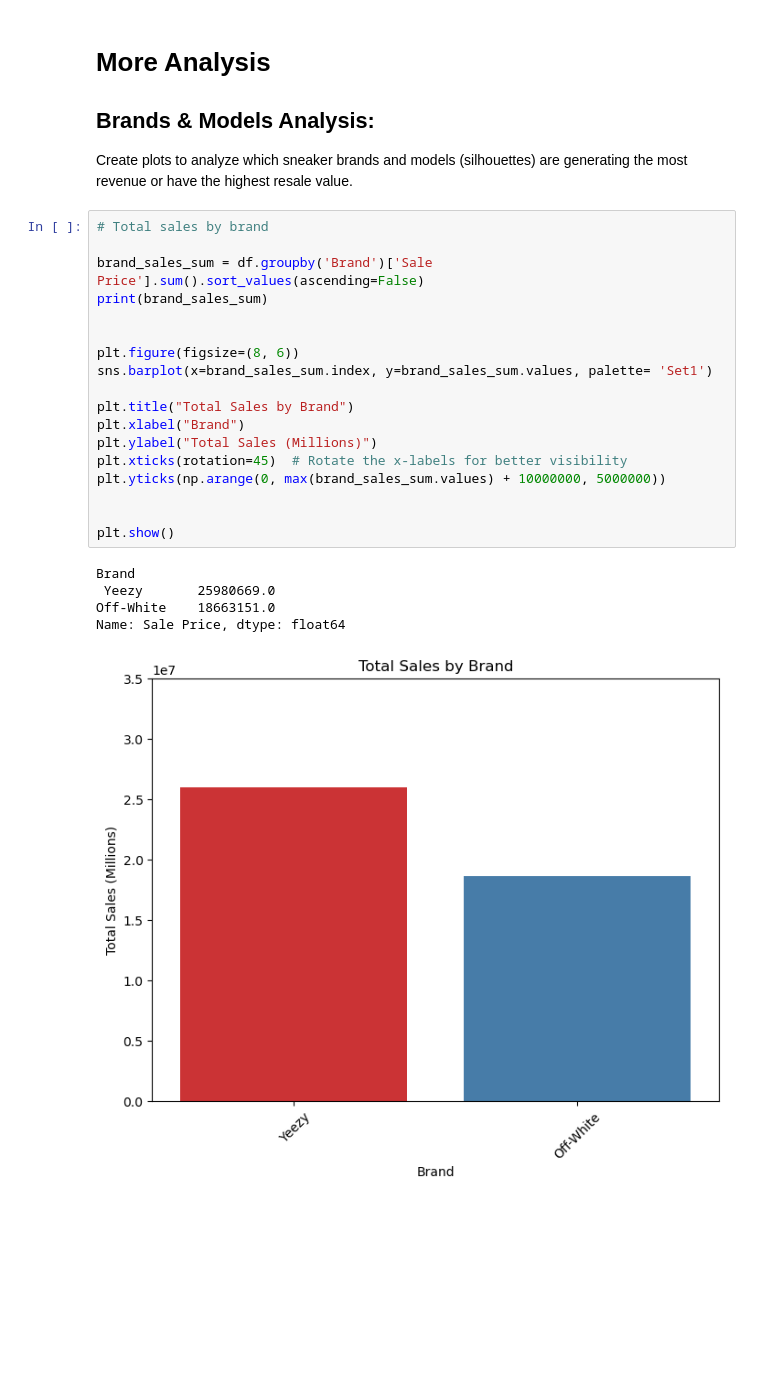
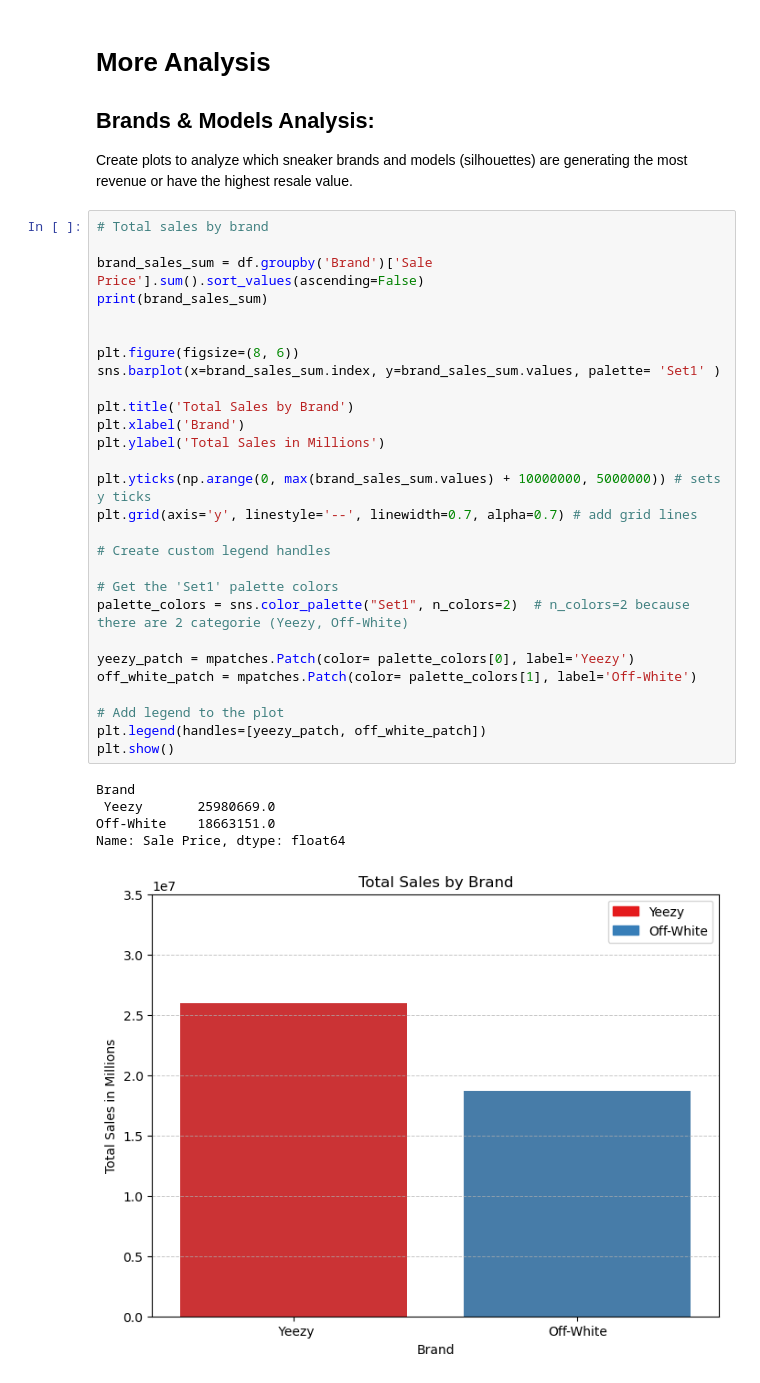
Before and after one commit to Chris-Goyette/sneaker_analysis, a Jupyter notebook: StockX_Sneaker_Analysis.ipynb, the cells around one changed output. Saved outputs shown, nothing was run; the diff lists cells and outputs as text; blank space fills up the shorter version.

Commit message:
feat: adds legend, color, and scales down data to make visualization more intuitive

```diff
--- a/StockX_Sneaker_Analysis.ipynb
+++ b/StockX_Sneaker_Analysis.ipynb
@@ -180,24 +188,34 @@ Create plots to analyze which sneaker brands and models (silhouettes) are genera
 # %%
 # Total sales by brand
 
 brand_sales_sum = df.groupby('Brand')['Sale Price'].sum().sort_values(ascending=False)
 print(brand_sales_sum)
 
 
 plt.figure(figsize=(8, 6))
-sns.barplot(x=brand_sales_sum.index, y=brand_sales_sum.values, palette= 'Set1')
+sns.barplot(x=brand_sales_sum.index, y=brand_sales_sum.values, palette= 'Set1' )
 
-plt.title("Total Sales by Brand")
-plt.xlabel("Brand")
-plt.ylabel("Total Sales (Millions)")
-plt.xticks(rotation=45)  # Rotate the x-labels for better visibility
-plt.yticks(np.arange(0, max(brand_sales_sum.values) + 10000000, 5000000))
+plt.title('Total Sales by Brand')
+plt.xlabel('Brand')
+plt.ylabel('Total Sales in Millions')
 
+plt.yticks(np.arange(0, max(brand_sales_sum.values) + 10000000, 5000000)) # sets y ticks
+plt.grid(axis='y', linestyle='--', linewidth=0.7, alpha=0.7) # add grid lines
 
+# Create custom legend handles
+
+# Get the 'Set1' palette colors
+palette_colors = sns.color_palette("Set1", n_colors=2)  # n_colors=2 because there are 2 categorie (Yeezy, Off-White)
+
+yeezy_patch = mpatches.Patch(color= palette_colors[0], label='Yeezy')
+off_white_patch = mpatches.Patch(color= palette_colors[1], label='Off-White')
+
+# Add legend to the plot
+plt.legend(handles=[yeezy_patch, off_white_patch])
 plt.show()
 # %% [output]
 Brand
  Yeezy       25980669.0
 Off-White    18663151.0
 Name: Sale Price, dtype: float64
-[figure, old version]
+[figure, new version]
```
Also changed, not shown: parts of 2 cells of this notebook.
